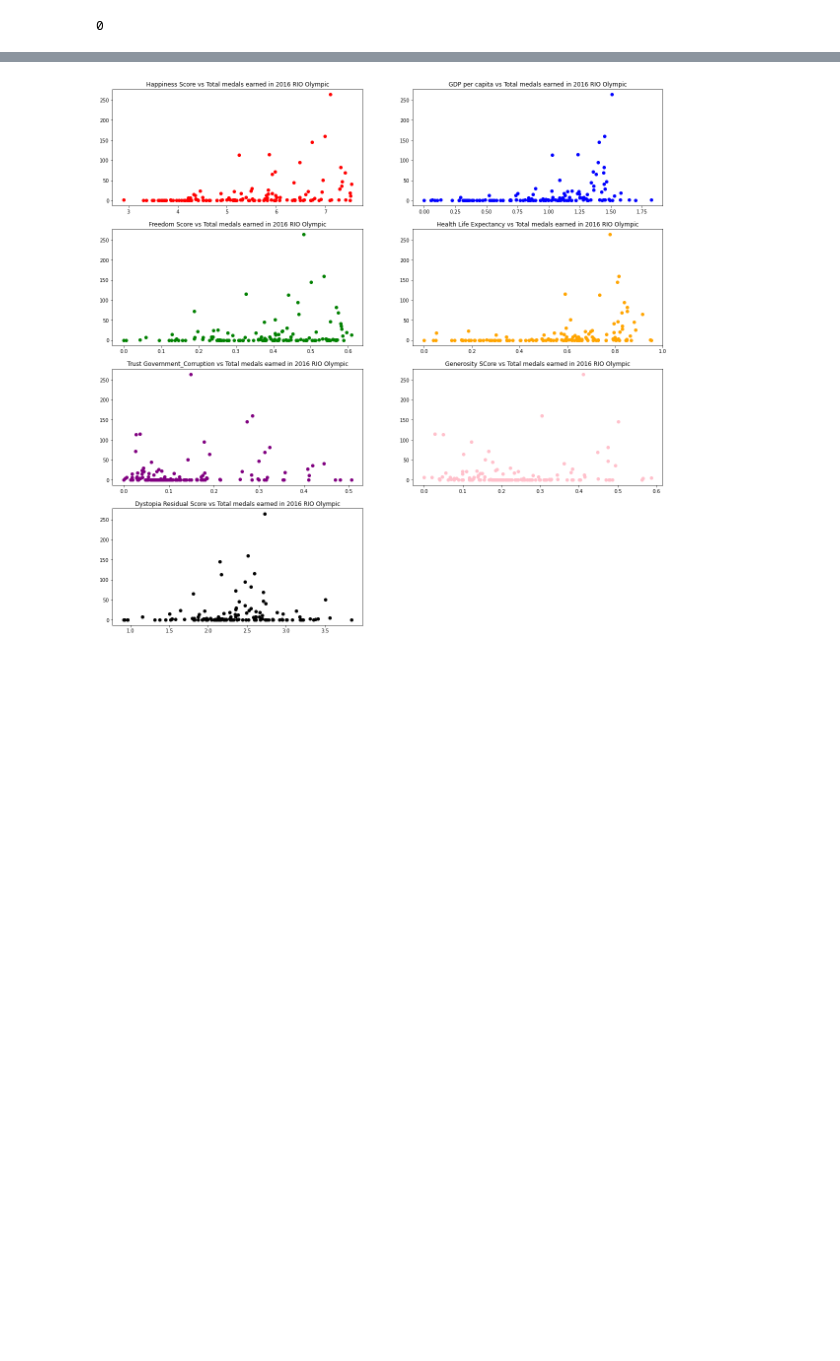
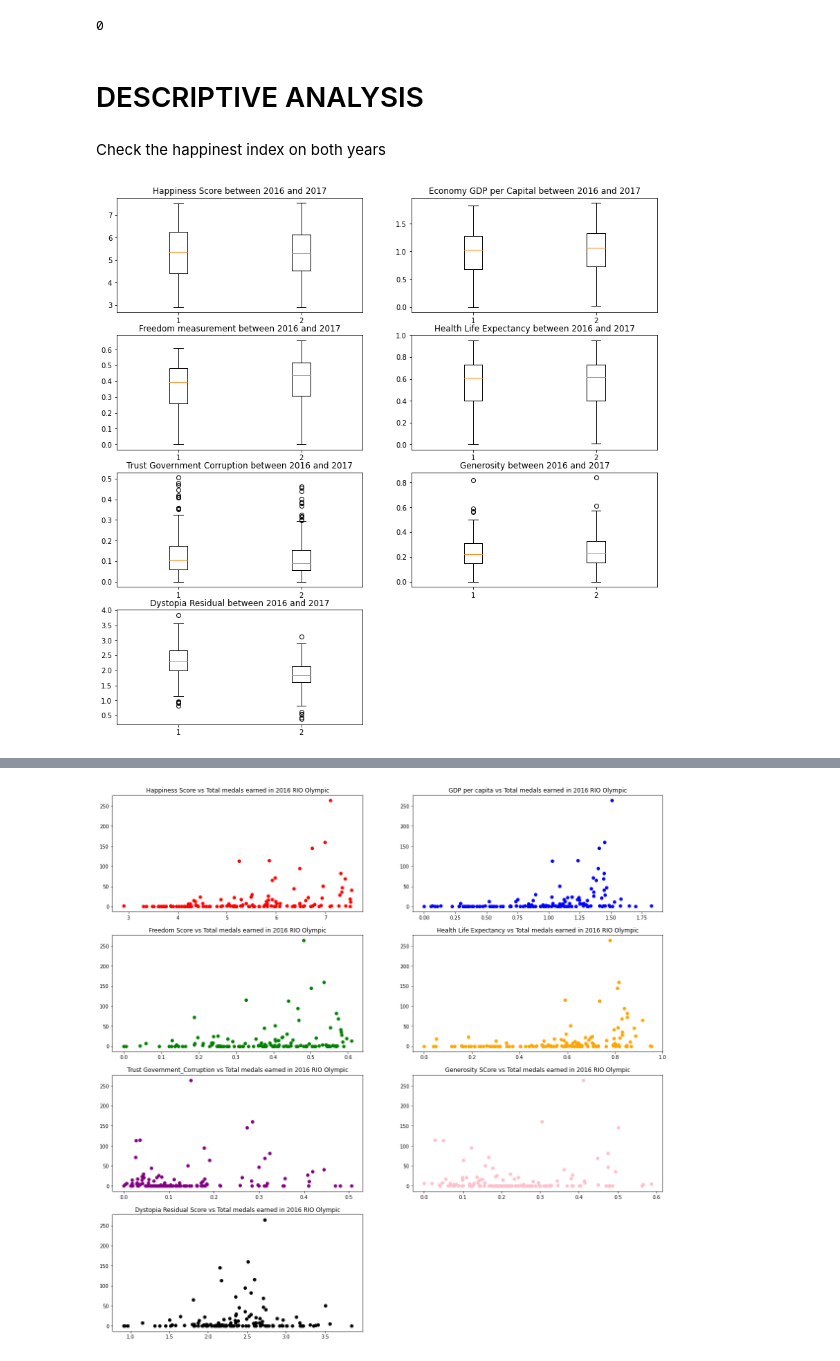
Before and after one commit to billychoy/Descriptive-Analysis-World-Happiness-Index-and-Olympic-Game, a Jupyter notebook: World Happiest Index and Olympic Game.ipynb, the cells around one changed output, grey strips where cells are left out. Drawn from its saved outputs; the diff is of its cells as text; code cells hidden in the pictures; blank space fills up the shorter version.

```diff
--- a/World Happiest Index and Olympic Game.ipynb
+++ b/World Happiest Index and Olympic Game.ipynb
@@ -742,3 +727,26 @@ Let's confirm that there are no more missing values in our "combined" dataset.
 olympic_corr_clean.isnull().sum().sum()
 # %% [output]
 0
+# %% [markdown]
+# DESCRIPTIVE ANALYSIS <a id='da'></a>
+# %% [markdown]
+Check the happinest index on both years
+# %%
+fig, axes = plt.subplots(4,2)
+axes[0,0].boxplot([happy_compare_clean['Happiness_Score_2016'],happy_compare_clean['Happiness_Score_2017']])
+axes[0,0].set_title('Happiness Score between 2016 and 2017')
+axes[0,1].boxplot([happy_compare_clean['Economy_GDP_per_Capita_2016'],happy_compare_clean['Economy_GDP_per_Capita_2017']])
+axes[0,1].set_title('Economy GDP per Capital between 2016 and 2017')
+axes[1,0].boxplot([happy_compare_clean['Freedom_2016'],happy_compare_clean['Freedom_2017']])
+axes[1,0].set_title('Freedom measurement between 2016 and 2017')
+axes[1,1].boxplot([happy_compare_clean['Health_Life Expectancy_2016'],happy_compare_clean['Health_Life Expectancy_2017']])
+axes[1,1].set_title('Health Life Expectancy between 2016 and 2017')
+axes[2,0].boxplot([happy_compare_clean['Trust_Government_Corruption_2016'],happy_compare_clean['Trust_Government_Corruption_2017']])
+axes[2,0].set_title('Trust Government Corruption between 2016 and 2017')
+axes[2,1].boxplot([happy_compare_clean['Generosity_2016'],happy_compare_clean['Generosity_2017']])
+axes[2,1].set_title('Generosity between 2016 and 2017')
+axes[3,0].boxplot([happy_compare_clean['Dystopia_Residual_2016'],happy_compare_clean['Dystopia_Residual_2017']])
+axes[3,0].set_title('Dystopia Residual between 2016 and 2017')
+fig.delaxes(axes[3,1])
+# %% [output]
+[figure, added]
```
Also changed, not shown: parts of 48 cells of this notebook.
